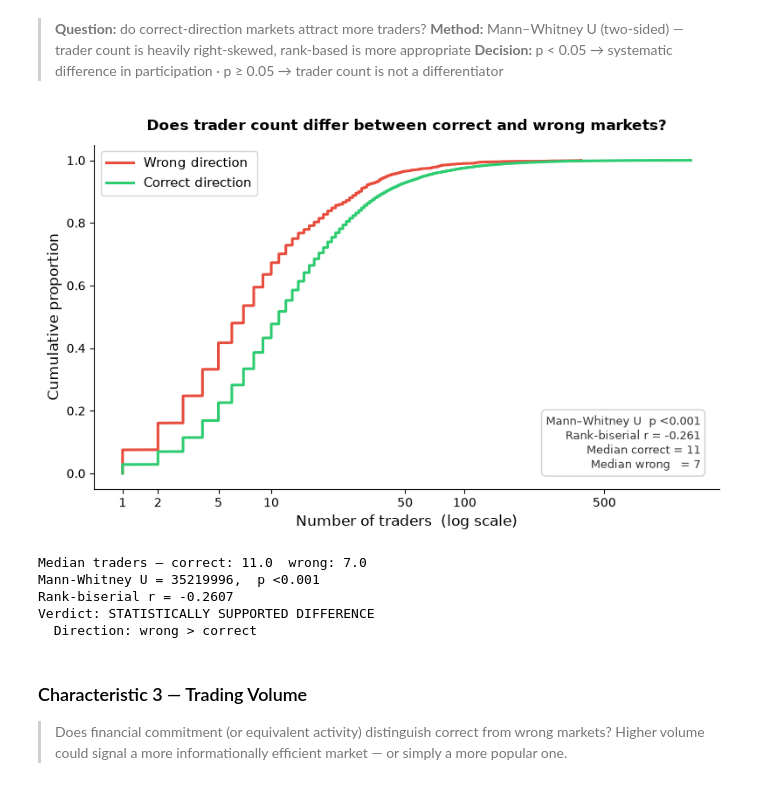
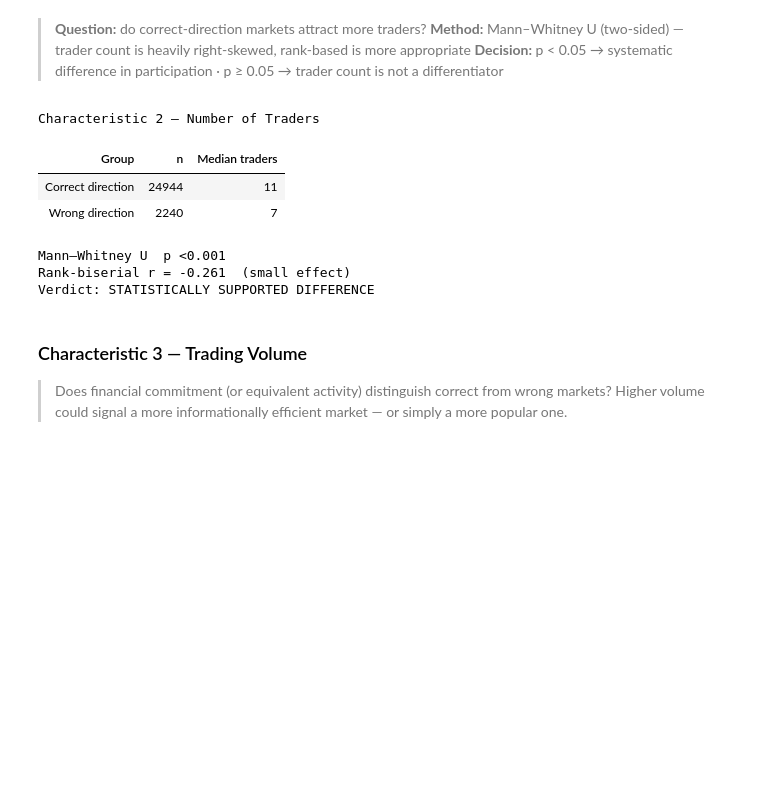
Before and after one commit to draxmit/prediction-market-accuracy-study, a Jupyter notebook: notebooks/directional_reliability_en.ipynb, the cells around one changed output. Cells and saved outputs as stored; diff of their text form; code cells hidden in the pictures; blank space fills up the shorter version.

```diff
--- a/notebooks/directional_reliability_en.ipynb
+++ b/notebooks/directional_reliability_en.ipynb
@@ -426,69 +395,32 @@ Verdict: STATISTICALLY SUPPORTED DIFFERENCE
 > **Method:** Mann–Whitney U (two-sided) — trader count is heavily right-skewed, rank-based is more appropriate
 > **Decision:** p < 0.05 → systematic difference in participation · p ≥ 0.05 → trader count is not a differentiator
 # %%
-from scipy.stats import mannwhitneyu
-
-_col = 'num_traders'
-_r = grp_benar[_col].dropna()
-_w = grp_salah[_col].dropna()
+_r = grp_benar['num_traders'].dropna()
+_w = grp_salah['num_traders'].dropna()
 
 if min(len(_r), len(_w)) < 50:
-    print(f"Trader count data insufficient (correct={len(_r)}, wrong={len(_w)}). Skipping.")
+    print("Trader count data insufficient. Skipping.")
 else:
-    _r = _r[_r > 0].values
-    _w = _w[_w > 0].values
+    _r, _w = _r[_r > 0].values, _w[_w > 0].values
+    stat, p = mannwhitneyu(_r, _w, alternative='two-sided')
+    r_rb = 1 - (2 * stat) / (len(_r) * len(_w))
 
-    stat, p_mwu = mannwhitneyu(_r, _w, alternative='two-sided')
-    n1, n2 = len(_r), len(_w)
-    r_rb = 1 - (2 * stat) / (n1 * n2)
+    display(pd.DataFrame([
+        {'Group': 'Correct direction', 'n': len(_r), 'Median traders': f'{np.median(_r):.0f}'},
+        {'Group': 'Wrong direction',   'n': len(_w), 'Median traders': f'{np.median(_w):.0f}'},
+    ]).style.hide(axis='index').set_caption('Characteristic 2 — Number of Traders'))
 
-    fig, ax = plt.subplots(figsize=(8, 5))
-
-    for arr, label, color in [(_w, 'Wrong direction', '#e74c3c'),
-                               (_r, 'Correct direction', '#2ecc71')]:
-        _sorted = np.sort(arr)
-        _ecdf   = np.arange(1, len(_sorted)+1) / len(_sorted)
-        ax.plot(np.log10(_sorted + 1), _ecdf, linewidth=2.2, color=color, label=label)
-
-    _ticks = [1, 2, 5, 10, 50, 100, 500]
-    ax.set_xticks(np.log10([t+1 for t in _ticks]))
-    ax.set_xticklabels([str(t) for t in _ticks])
-    ax.set_xlabel('Number of traders  (log scale)', fontsize=12)
-    ax.set_ylabel('Cumulative proportion', fontsize=12)
-    ax.set_title('Does trader count differ between correct and wrong markets?',
-                 fontsize=12, fontweight='bold', pad=12)
-    ax.legend(fontsize=11)
-    for spine in ['top', 'right']:
-        ax.spines[spine].set_visible(False)
-
-    _sig = p_mwu < 0.05
-    _txt = (f"Mann–Whitney U  p {'<0.001' if p_mwu < 0.001 else f'={p_mwu:.3f}'}\n"
-            f"Rank-biserial r = {r_rb:.3f}\n"
-            f"Median correct = {np.median(_r):.0f}\n"
-            f"Median wrong   = {np.median(_w):.0f}")
-    ax.text(0.97, 0.05, _txt, transform=ax.transAxes, fontsize=9,
-            va='bottom', ha='right', color='#333',
-            bbox=dict(boxstyle='round,pad=0.4', fc='white', ec='#ccc', alpha=0.9))
-
-    plt.tight_layout()
-    plt.savefig(FIGS / 'plot08_traders_ecdf.png', dpi=150, bbox_inches='tight')
-    plt.show()
-
-    print(f"Median traders — correct: {np.median(_r):.1f}  wrong: {np.median(_w):.1f}")
-    print(f"Mann-Whitney U = {stat:.0f},  p {'<0.001' if p_mwu < 0.001 else f'={p_mwu:.4f}'}")
-    print(f"Rank-biserial r = {r_rb:.4f}")
-    if _sig:
-        print("Verdict: STATISTICALLY SUPPORTED DIFFERENCE")
-        print(f"  Direction: {'correct > wrong' if r_rb > 0 else 'wrong > correct'}")
-    else:
-        print("Verdict: NO STATISTICALLY SIGNIFICANT EVIDENCE OF DIFFERENCE")
+    print(f"Mann–Whitney U  p {'<0.001' if p < 0.001 else f'={p:.4f}'}")
+    print(f"Rank-biserial r = {r_rb:.3f}  ({'large' if abs(r_rb)>=0.5 else 'medium' if abs(r_rb)>=0.3 else 'small'} effect)")
+    print(f"Verdict: {'STATISTICALLY SUPPORTED DIFFERENCE' if p < 0.05 else 'NO EVIDENCE OF DIFFERENCE'}")
 # %% [output]
-[figure, removed]
-Median traders — correct: 11.0  wrong: 7.0
-Mann-Whitney U = 35219996,  p <0.001
-Rank-biserial r = -0.2607
-Verdict: STATISTICALLY SUPPORTED DIFFERENCE
-  Direction: wrong > correct
+Characteristic 2 — Number of Traders
+| Group | n | Median traders |
+| Correct direction | 24944 | 11 |
+| Wrong direction | 2240 | 7 |
+Mann–Whitney U  p <0.001
+Rank-biserial r = -0.261  (small effect)
+Verdict: STATISTICALLY SUPPORTED DIFFERENCE
 # %% [markdown]
 ### Characteristic 3 — Trading Volume
 
```
Also changed, not shown: parts of 5 cells of this notebook, 1 other file.
